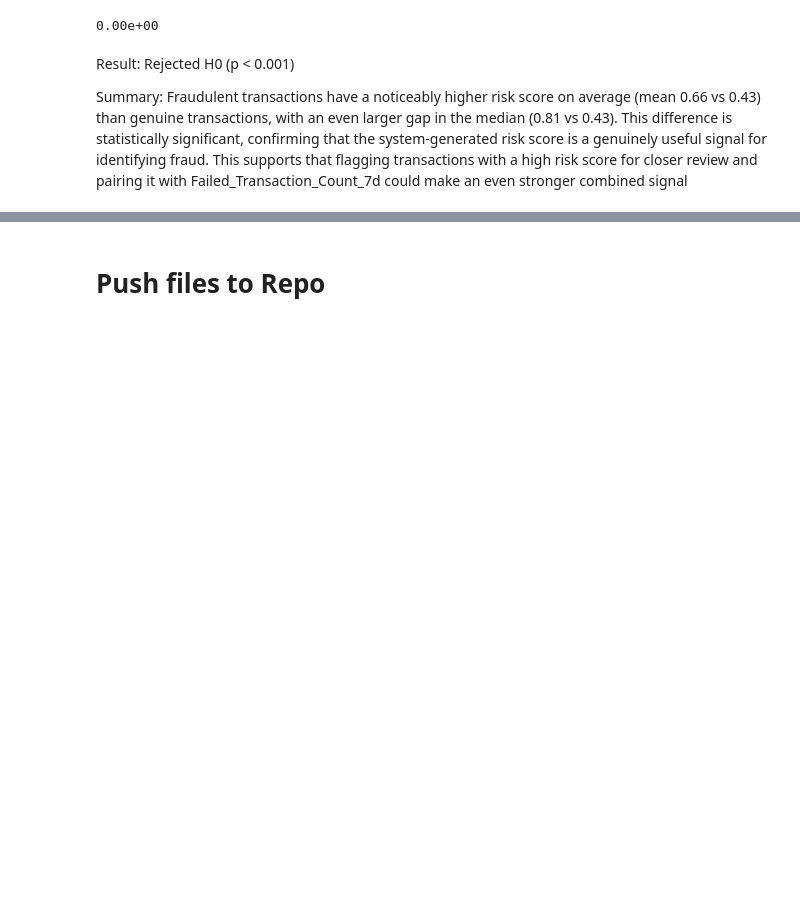
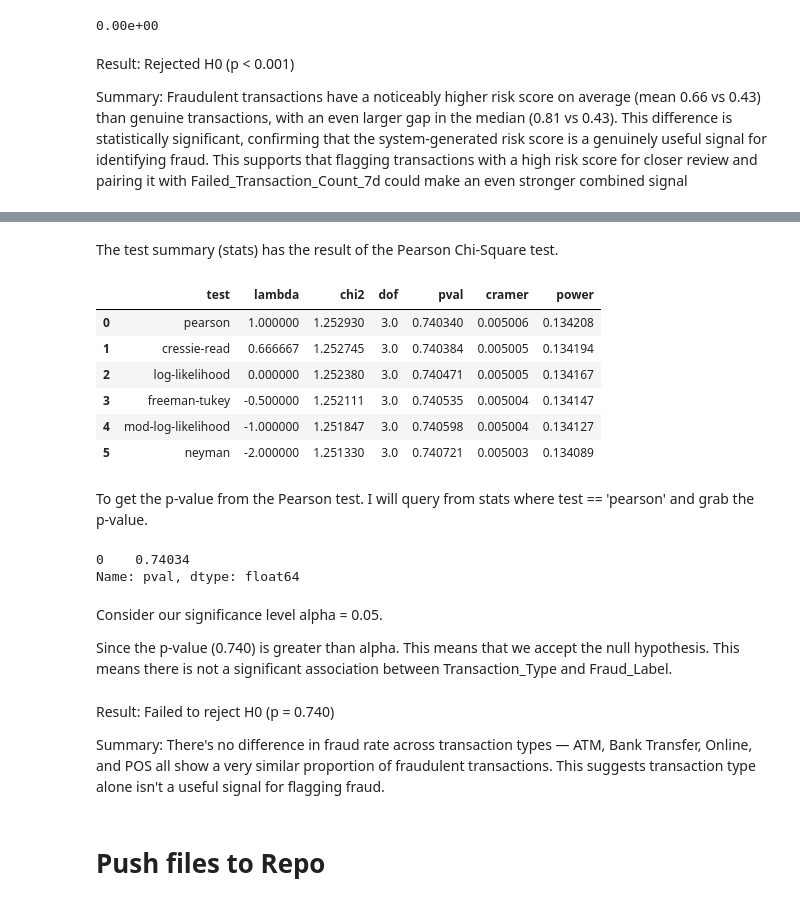
Before and after one commit to navmann99/Fraud-Analysis, a Jupyter notebook: jupyter_notebooks/02-EDA.ipynb, the cells around one changed output, grey strips where cells are left out. Cells and saved outputs as stored; diff of their text form; code cells hidden in the pictures; blank space fills up the shorter version.

Commit message:
hypothesis 4 complete

```diff
--- a/jupyter_notebooks/02-EDA.ipynb
+++ b/jupyter_notebooks/02-EDA.ipynb
@@ -222,3 +249,32 @@ Summary: Fraudulent transactions have a noticeably higher risk score on average
+# %% [markdown]
+The test summary (stats) has the result of the Pearson Chi-Square test.
+# %%
+stats
+# %% [output]
+|  | test | lambda | chi2 | dof | pval | cramer | power |
+| 0 | pearson | 1.000000 | 1.252930 | 3.0 | 0.740340 | 0.005006 | 0.134208 |
+| 1 | cressie-read | 0.666667 | 1.252745 | 3.0 | 0.740384 | 0.005005 | 0.134194 |
+| 2 | log-likelihood | 0.000000 | 1.252380 | 3.0 | 0.740471 | 0.005005 | 0.134167 |
+| 3 | freeman-tukey | -0.500000 | 1.252111 | 3.0 | 0.740535 | 0.005004 | 0.134147 |
+| 4 | mod-log-likelihood | -1.000000 | 1.251847 | 3.0 | 0.740598 | 0.005004 | 0.134127 |
+| 5 | neyman | -2.000000 | 1.251330 | 3.0 | 0.740721 | 0.005003 | 0.134089 |
+# %% [markdown]
+To get the p-value from the Pearson test. I will query from stats where test == 'pearson' and grab the p-value.
+# %%
+stats.query("test == 'pearson'")['pval']
+# %% [output]
+0    0.74034
+Name: pval, dtype: float64
+# %% [markdown]
+Consider our significance level alpha = 0.05.
+
+
+Since the p-value (0.740) is greater than alpha. This means that we accept the null hypothesis.
+This means there is not a significant association between Transaction_Type and Fraud_Label.
+# %% [markdown]
+Result: Failed to reject H0 (p = 0.740)
+
+Summary: There's no difference in fraud rate across transaction types — ATM, Bank Transfer, Online, and POS all show a very similar proportion of fraudulent transactions. This suggests transaction type alone isn't a useful signal for flagging fraud.
 # %% [markdown]
 # Push files to Repo
 # %% [markdown]
```
Also changed, not shown: parts of 9 cells of this notebook.
